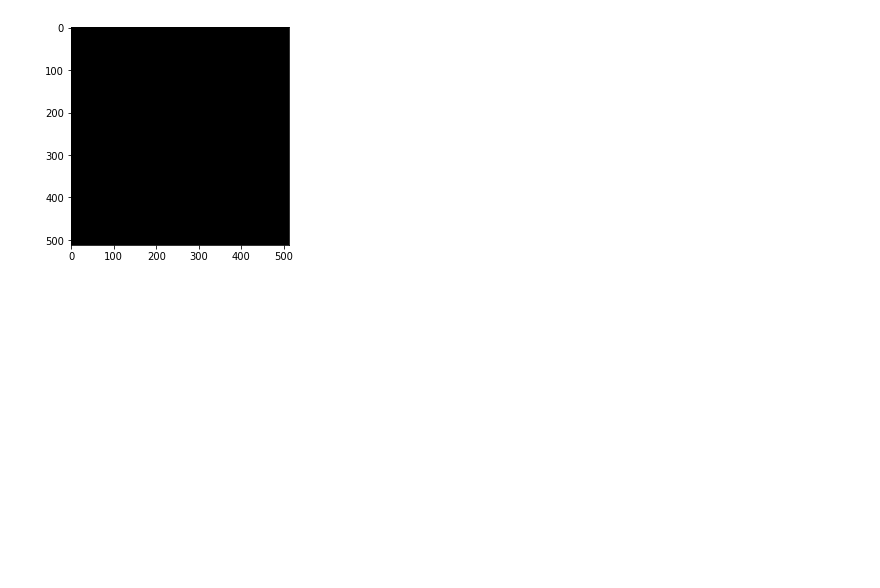
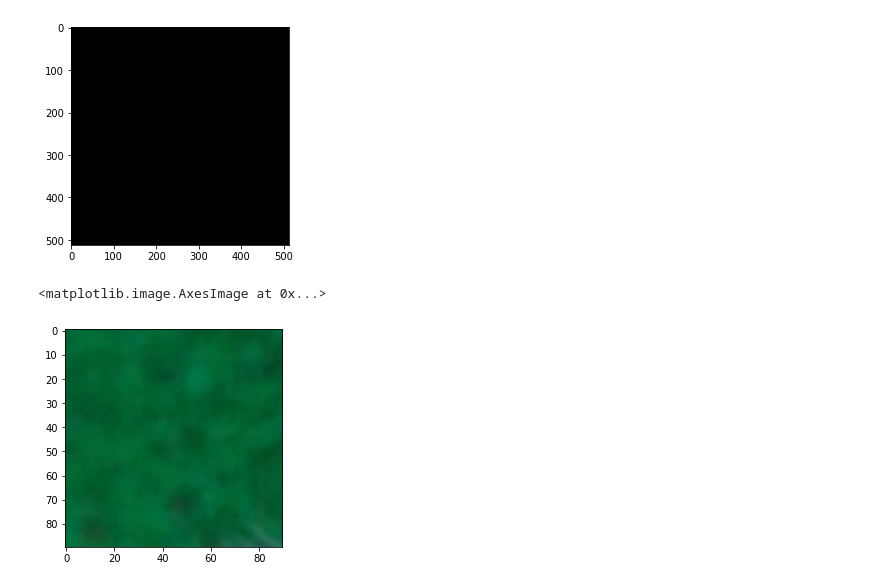
Before and after one commit to RifkieNurdianAdiNugroho/PCVK_Genap_2022, a Jupyter notebook: Week2.ipynb, the cells around one changed output. Saved outputs shown, nothing was run; the diff lists cells and outputs as text; code cells hidden in the pictures; blank space fills up the shorter version.

```diff
--- a/Week2.ipynb
+++ b/Week2.ipynb
@@ -155,3 +159,9 @@ plt.imshow(black_img)
 # %% [output]
 <matplotlib.image.AxesImage at 0x...>
 [figure]
+# %%
+img_3 = img[10:100,10:100]
+plt.imshow(img_3)
+# %% [output]
+<matplotlib.image.AxesImage at 0x...>
+[figure, added]
```
Also changed, not shown: parts of 16 cells of this notebook.
